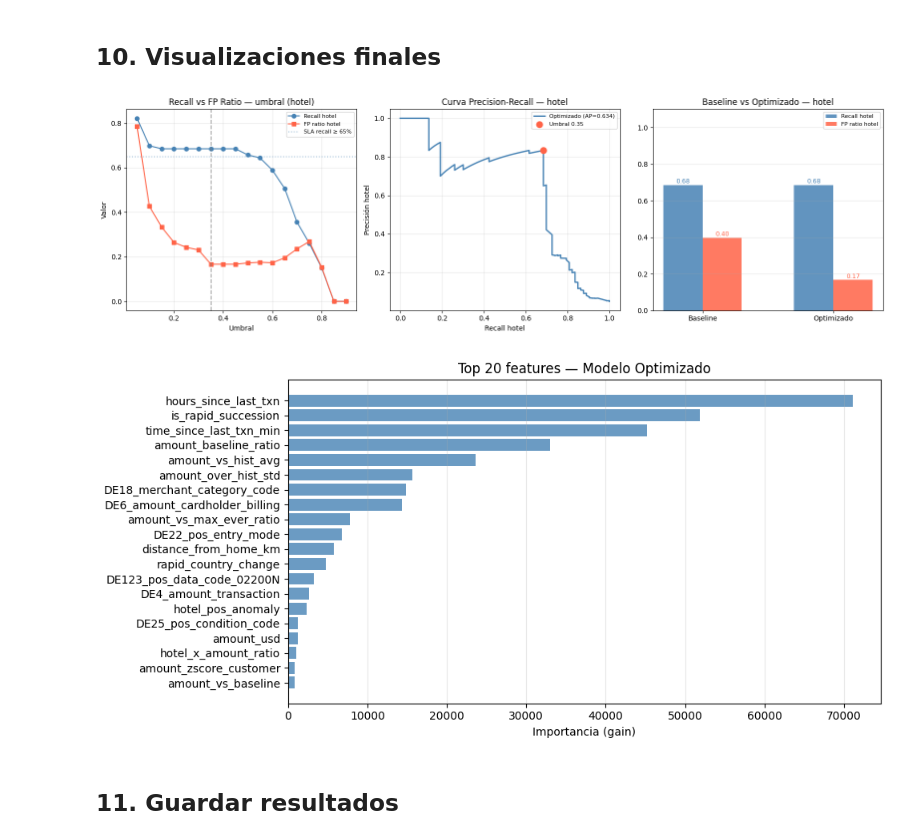
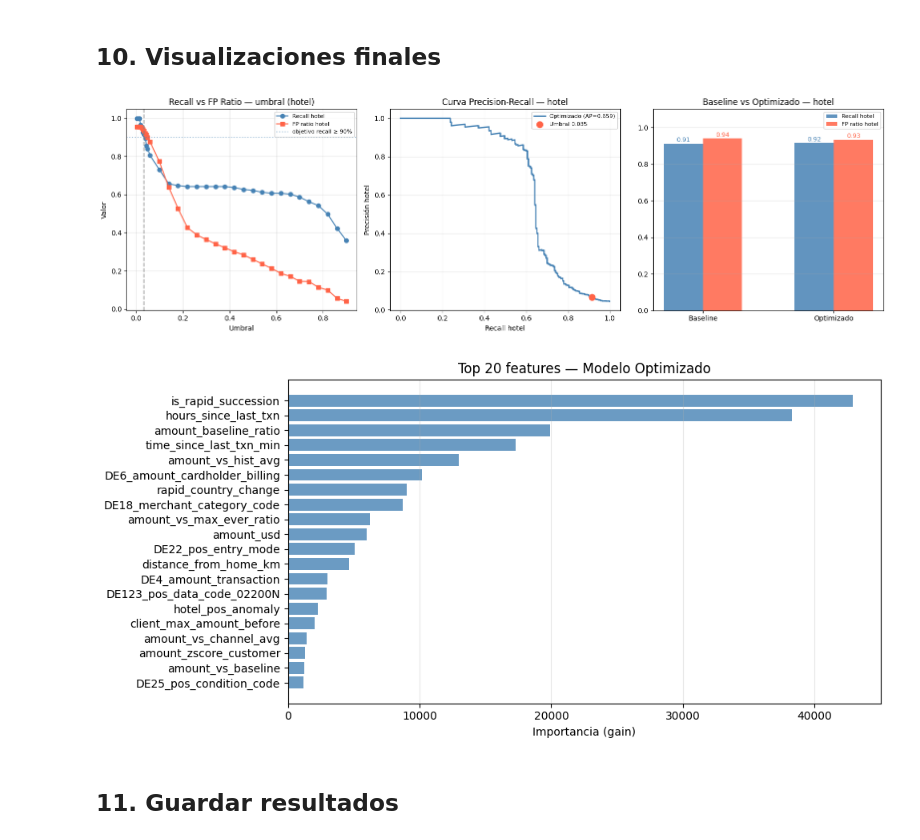
Before and after one commit to michellemej22596/Proyecto2-SecurityDS-PlusTI, a Jupyter notebook: notebooks/05_optimization.ipynb, the cells around one changed output. Drawn from its saved outputs; the diff is of its cells as text; code cells hidden in the pictures.

Commit message:
feat: optimization and results

```diff
--- a/notebooks/05_optimization.ipynb
+++ b/notebooks/05_optimization.ipynb
@@ -27,13 +27,18 @@ optuna.logging.set_verbosity(optuna.logging.WARNING)
 pd.set_option("display.max_columns", None)
 
 # ── Configuración global ──────────────────────────────────────────────────
+# Coherente con el Punto 5: test = ÚLTIMO TRIMESTRE (meses 4-6) y la métrica
+# comparativa es FP ratio buscando 90% de DETECCIÓN (recall ≥ 0.90).
+# La optimización busca el modelo que MINIMIZA el FP ratio a ese 90% de recall.
 RANDOM_STATE    = 42
-N_TRIALS        = 120      # trials Optuna
-EARLY_STOPPING  = 40       # rondas sin mejora para parar
-NUM_BOOST_MAX   = 800      # máximo de árboles por trial
-ALPHA_M2        = 0.5      # peso del FP ratio en M2 (early stopping)
-MIN_RECALL      = 0.65     # SLA de recall en hospedaje (restricción de la métrica)
-THRESHOLDS      = np.round(np.linspace(0.05, 0.90, 18), 3)  # rejilla fina de umbrales
+N_TRIALS        = 120
+EARLY_STOPPING  = 40
+NUM_BOOST_MAX   = 800
+ALPHA_M2        = 0.5
+MIN_RECALL      = 0.90     # objetivo de detección (90%)
+# Rejilla extendida a valores bajos (necesario para alcanzar recall ≥ 90%)
+THRESHOLDS      = np.round(np.concatenate([
+    np.linspace(0.005, 0.05, 10), np.linspace(0.06, 0.90, 22)]), 4)
 
 PROJECT_ROOT = Path("..").resolve()
 DATA_PROC    = PROJECT_ROOT / "data" / "processed"
@@ -42,7 +47,7 @@ RESULTS_DIR.mkdir(exist_ok=True)
 
 print(f"Optuna    : {optuna.__version__}")
 print(f"LightGBM  : {lgb.__version__}")
-print(f"Resultados: {RESULTS_DIR}")
+print(f"Objetivo  : minimizar FP ratio con recall ≥ {MIN_RECALL:.0%} | test = meses 4-6")
 # %% [output]
 Optuna    : 4.8.0
 LightGBM  : 4.6.0
@@ -449,23 +443,22 @@ proba_test  = np.clip(final_model.predict(X_test), 0, 1)
 proba_hotel = proba_test[hotel_mask_test]
 y_hotel     = y_test_np[hotel_mask_test]
 
-# ── Sweep de umbrales en TEST (hotel) ──────────────────────────────────────
+# ── Sweep de umbrales en TEST (hotel, último trimestre) ────────────────────
 threshold_rows = []
 for t in THRESHOLDS:
     tp, fp, fn = _cm_hotel(y_hotel, proba_hotel, t)
     rec  = tp / (tp + fn) if (tp + fn) > 0 else 0.0
     prec = tp / (tp + fp) if (tp + fp) > 0 else 0.0
     fpr  = fp / (tp + fp) if (tp + fp) > 0 else 0.0
-    threshold_rows.append({"t": round(float(t),3), "tp": tp, "fp": fp, "fn": fn,
+    threshold_rows.append({"t": round(float(t),4), "tp": tp, "fp": fp, "fn": fn,
                             "recall": rec, "precision": prec, "fp_ratio": fpr})
 
 thr_df = pd.DataFrame(threshold_rows)
 valid  = thr_df[thr_df["recall"] >= MIN_RECALL]
 best_t = valid.loc[valid["fp_ratio"].idxmin()] if not valid.empty \
-         else thr_df.loc[thr_df["fp_ratio"].idxmin()]
+         else thr_df.loc[thr_df["recall"].idxmax()]
 
-# ── Umbral seleccionado en VALIDACIÓN (mes 5), aplicado a junio (honesto) ───
-# Evita elegir el umbral mirando el test; es el número defendible en el informe.
+# ── Umbral elegido en VALIDACIÓN (mes 3) y aplicado al test (honesto) ───────
 proba_val   = np.clip(final_model.predict(X_val), 0, 1)
 pv_h, yv_h  = proba_val[hotel_mask_val], y_val_np[hotel_mask_val]
 _val_rows = []
@@ -477,7 +470,7 @@ for t in THRESHOLDS:
 _val_df = pd.DataFrame(_val_rows)
 _val_ok = _val_df[_val_df["recall"] >= MIN_RECALL]
 t_val   = float((_val_ok.loc[_val_ok["fp_ratio"].idxmin()] if not _val_ok.empty
-                 else _val_df.loc[_val_df["fp_ratio"].idxmin()])["t"])
+                 else _val_df.loc[_val_df["recall"].idxmax()])["t"])
 _tp, _fp, _fn = _cm_hotel(y_hotel, proba_hotel, t_val)
 val_thr_test = {
     "t": t_val, "tp": _tp, "fp": _fp, "fn": _fn,
@@ -486,18 +479,17 @@ val_thr_test = {
     "fp_ratio": _fp/(_tp+_fp) if (_tp+_fp) else 0.0,
 }
 
-# ── Métricas globales ──
 auc_roc = roc_auc_score(y_test_np, proba_test)
 pr_auc  = average_precision_score(y_test_np, proba_test)
 
-print("=" * 62)
-print("EVALUACIÓN MODELO OPTIMIZADO — Test Junio (hotel MCC 7011)")
-print("=" * 62)
-print(f"\n  [A] Umbral óptimo post-hoc en test (comparable con nb04):")
+print("=" * 64)
+print("EVALUACIÓN MODELO OPTIMIZADO — Test último trimestre (hotel MCC 7011)")
+print("=" * 64)
+print(f"\n  [A] Umbral óptimo post-hoc en test (FP ratio mín. con recall ≥ {MIN_RECALL:.0%}):")
 print(f"      umbral={best_t['t']}  TP={int(best_t['tp'])}  FP={int(best_t['fp'])}  FN={int(best_t['fn'])}")
 print(f"      recall={best_t['recall']*100:.1f}%  precisión={best_t['precision']*100:.1f}%  "
       f"FP ratio={best_t['fp_ratio']*100:.1f}%  ← métrica objetivo")
-print(f"\n  [B] Umbral elegido en VALIDACIÓN (mes 5) y aplicado a junio (honesto):")
+print(f"\n  [B] Umbral elegido en VALIDACIÓN (mes 3) y aplicado al test (honesto):")
 print(f"      umbral={val_thr_test['t']}  TP={val_thr_test['tp']}  FP={val_thr_test['fp']}  FN={val_thr_test['fn']}")
 print(f"      recall={val_thr_test['recall']*100:.1f}%  precisión={val_thr_test['precision']*100:.1f}%  "
       f"FP ratio={val_thr_test['fp_ratio']*100:.1f}%")
@@ -646,7 +611,7 @@ ax = axes[0]
 ax.plot(thr_df["t"], thr_df["recall"],   "o-", color="steelblue", label="Recall hotel")
 ax.plot(thr_df["t"], thr_df["fp_ratio"], "s-", color="tomato",    label="FP ratio hotel")
 ax.axvline(best_t["t"], color="gray", linestyle="--", alpha=0.7)
-ax.axhline(0.65, color="steelblue", linestyle=":", alpha=0.5, label="SLA recall ≥ 65%")
+ax.axhline(MIN_RECALL, color="steelblue", linestyle=":", alpha=0.5, label=f"objetivo recall ≥ {MIN_RECALL:.0%}")
 ax.set_xlabel("Umbral"); ax.set_ylabel("Valor")
 ax.set_title("Recall vs FP Ratio — umbral (hotel)")
 ax.legend(fontsize=8); ax.grid(alpha=0.3)
@@ -658,7 +623,7 @@ ap_hotel = average_precision_score(y_hotel, proba_hotel)
 ax2.plot(rec_c, prec_c, color="steelblue", linewidth=2,
          label=f"Optimizado (AP={ap_hotel:.3f})")
 ax2.scatter([best_t["recall"]], [best_t["precision"]],
-            color="tomato", zorder=5, s=80, label=f"Umbral {best_t['t']:.2f}")
+            color="tomato", zorder=5, s=80, label=f"Umbral {best_t['t']:.3f}")
 ax2.set_xlabel("Recall hotel"); ax2.set_ylabel("Precisión hotel")
 ax2.set_title("Curva Precision-Recall — hotel"); ax2.legend(fontsize=8); ax2.grid(alpha=0.3)
 
@@ -667,35 +632,35 @@ ax3 = axes[2]
 models   = ["Baseline", "Optimizado"]
 recalls  = [BASELINE_HOTEL["recall_hotel"],   OPT_HOTEL["recall_hotel"]]
 fp_ratios= [BASELINE_HOTEL["fp_ratio_hotel"], OPT_HOTEL["fp_ratio_hotel"]]
 x        = np.arange(2); w = 0.3
 ax3.bar(x - w/2, recalls,   w, label="Recall hotel",   color="steelblue", alpha=0.85)
 ax3.bar(x + w/2, fp_ratios, w, label="FP ratio hotel", color="tomato",    alpha=0.85)
 for i, (r, f) in enumerate(zip(recalls, fp_ratios)):
     ax3.text(i-w/2, r+0.01, f"{r:.2f}", ha="center", fontsize=9, color="steelblue")
     ax3.text(i+w/2, f+0.01, f"{f:.2f}", ha="center", fontsize=9, color="tomato")
 ax3.set_xticks(x); ax3.set_xticklabels(models)
 ax3.set_ylim(0, 1.1); ax3.set_title("Baseline vs Optimizado — hotel")
 ax3.legend(fontsize=8); ax3.grid(alpha=0.3, axis="y")
 
 plt.tight_layout()
 plt.savefig(RESULTS_DIR / "optimized_model_evaluation.png", dpi=120, bbox_inches="tight")
 plt.show()
 
 # ── Feature importance del modelo final ──
 fi = pd.DataFrame({
     "feature":    final_model.feature_name(),
     "importance": final_model.feature_importance(importance_type="gain"),
 }).sort_values("importance", ascending=False).head(20)
 
 plt.figure(figsize=(10, 5))
 plt.barh(fi["feature"][::-1], fi["importance"][::-1], color="steelblue", alpha=0.8)
 plt.xlabel("Importancia (gain)"); plt.title("Top 20 features — Modelo Optimizado")
 plt.grid(alpha=0.3, axis="x"); plt.tight_layout()
 plt.savefig(RESULTS_DIR / "optimized_feature_importance.png", dpi=120, bbox_inches="tight")
 plt.show()
 # %% [output]
-[figure, old version]
+[figure, new version]
-[figure, old version]
+[figure, new version]
 # %% [markdown]
 ## 11. Guardar resultados
 # %%
```
Also changed, not shown: parts of 17 cells of this notebook, 7 other files.
